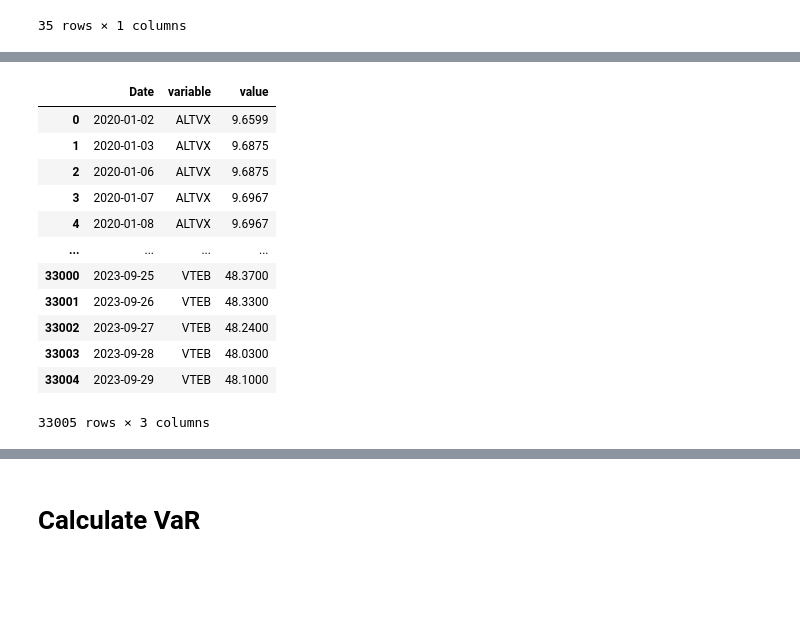
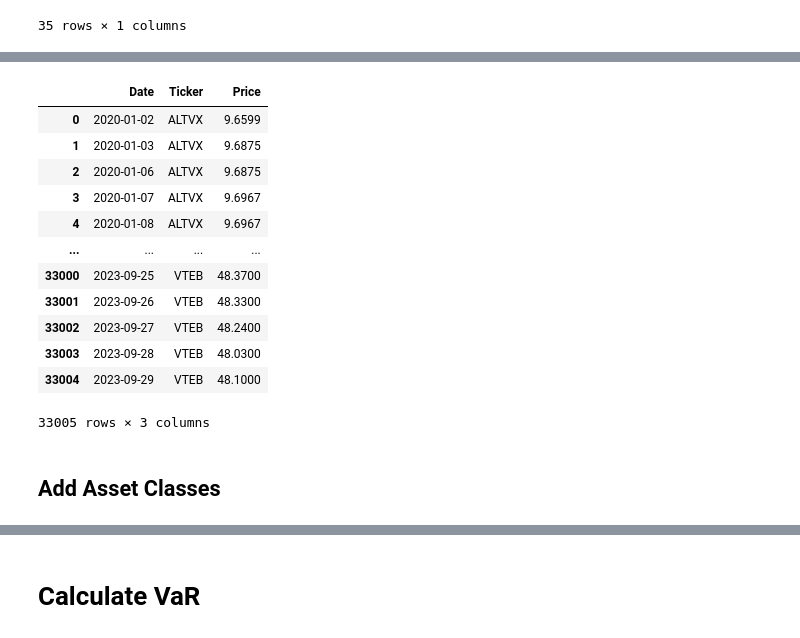
Before and after one commit to dsimband/DATA618, a Jupyter notebook: w5/DATA618_W5_VaR.ipynb, the cells around one changed output, grey strips where cells are left out. Saved outputs shown, nothing was run; the diff lists cells and outputs as text; code cells hidden in the pictures; blank space fills up the shorter version.

```diff
--- a/w5/DATA618_W5_VaR.ipynb
+++ b/w5/DATA618_W5_VaR.ipynb
@@ -287,12 +208,12 @@ price_df
 943 rows × 35 columns
 # %%
 m_df = price_df.copy()
-#m_df['Date'] = m_df.index
 m_df.reset_index(inplace=True)
 m_df = m_df.melt(id_vars=['Date'])
+m_df.columns = ['Date','Ticker','Price']
 m_df
 # %% [output]
-|  | Date | variable | value |
+|  | Date | Ticker | Price |
 | 0 | 2020-01-02 | ALTVX | 9.6599 |
 | 1 | 2020-01-03 | ALTVX | 9.6875 |
 | 2 | 2020-01-06 | ALTVX | 9.6875 |
@@ -305,6 +226,8 @@ m_df
 | 33003 | 2023-09-28 | VTEB | 48.0300 |
 | 33004 | 2023-09-29 | VTEB | 48.1000 |
 33005 rows × 3 columns
+# %% [markdown]
+## Add Asset Classes
 # %%
 l_df = folio_df[['Ticker','Class']] #.drop_duplicates()
 l_df
```
Also changed, not shown: parts of 54 cells of this notebook, 1 other file.
